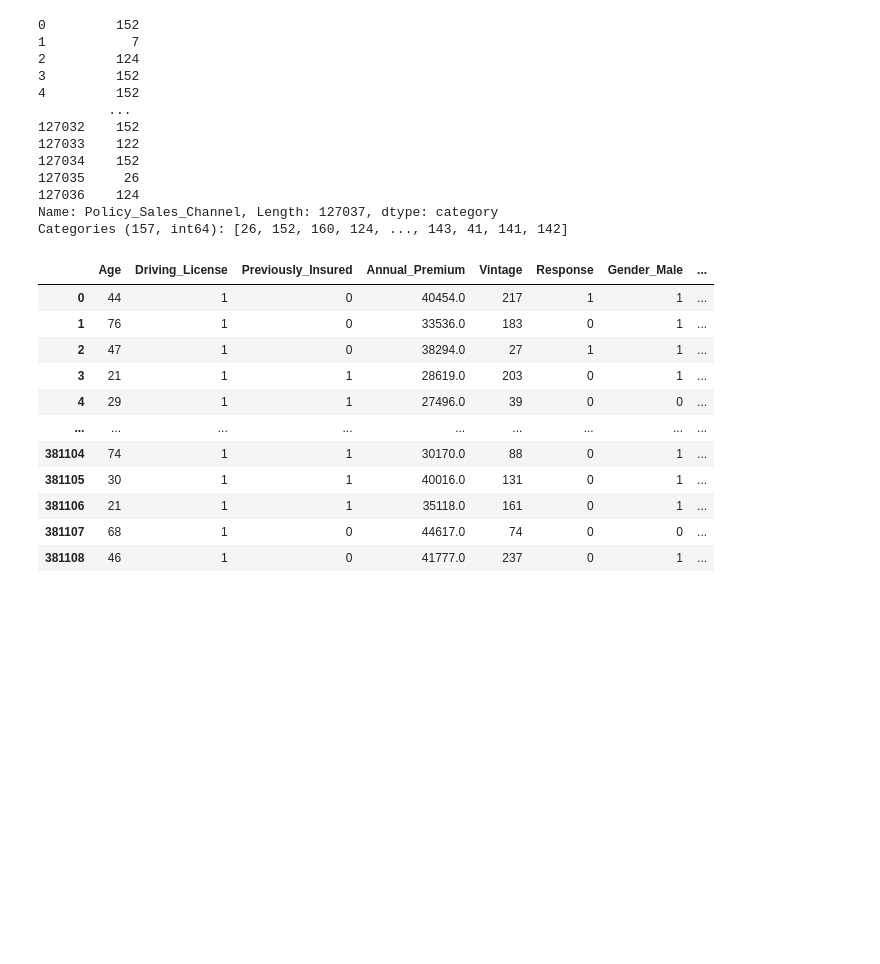
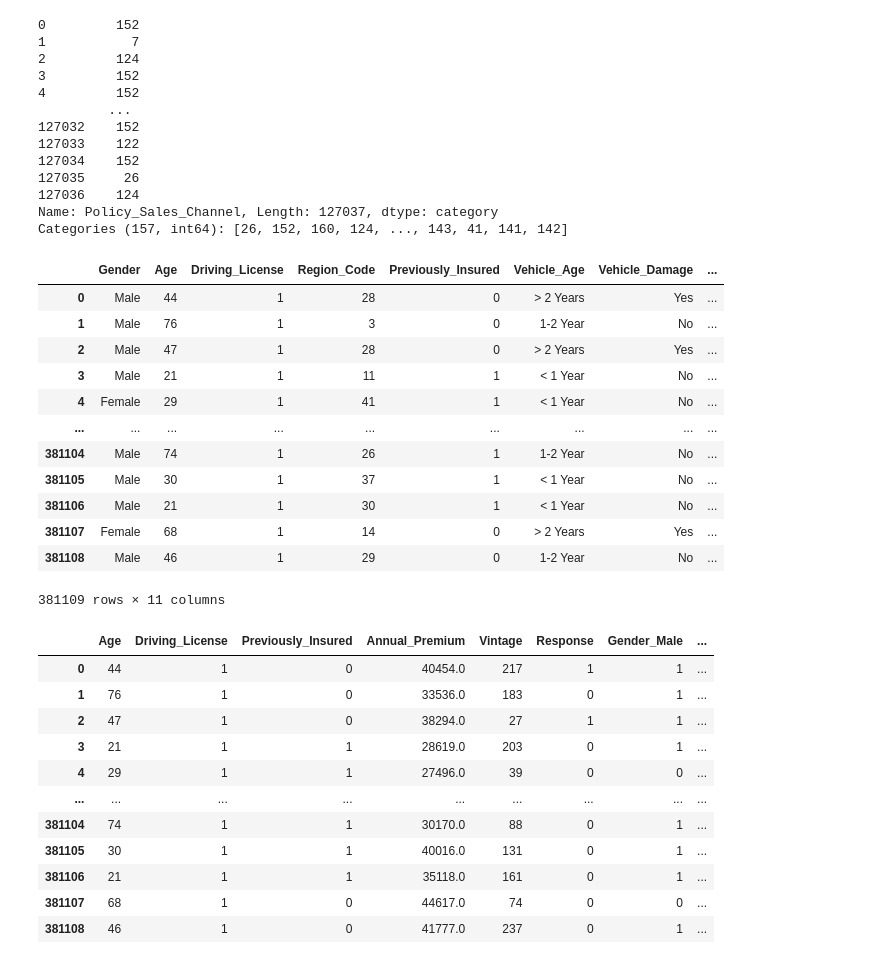
Before and after one commit to iasarthak/AV-Cross-Sell-Prediction, a Jupyter notebook: Modelling - Dummy Variables.ipynb, the cells around one changed output. Cells and saved outputs as stored; diff of their text form; code cells hidden in the pictures; blank space fills up the shorter version.

```diff
--- a/Modelling - Dummy Variables.ipynb
+++ b/Modelling - Dummy Variables.ipynb
@@ -183,6 +183,22 @@ test["Policy_Sales_Channel"]
 127036    124
 Name: Policy_Sales_Channel, Length: 127037, dtype: category
 Categories (157, int64): [26, 152, 160, 124, ..., 143, 41, 141, 142]
+# %%
+train
+# %% [output]
+|  | Gender | Age | Driving_License | Region_Code | Previously_Insured | Vehicle_Age | Vehicle_Damage | ... |
+| 0 | Male | 44 | 1 | 28 | 0 | > 2 Years | Yes | ... |
+| 1 | Male | 76 | 1 | 3 | 0 | 1-2 Year | No | ... |
+| 2 | Male | 47 | 1 | 28 | 0 | > 2 Years | Yes | ... |
+| 3 | Male | 21 | 1 | 11 | 1 | < 1 Year | No | ... |
+| 4 | Female | 29 | 1 | 41 | 1 | < 1 Year | No | ... |
+| ... | ... | ... | ... | ... | ... | ... | ... | ... |
+| 381104 | Male | 74 | 1 | 26 | 1 | 1-2 Year | No | ... |
+| 381105 | Male | 30 | 1 | 37 | 1 | < 1 Year | No | ... |
+| 381106 | Male | 21 | 1 | 30 | 1 | < 1 Year | No | ... |
+| 381107 | Female | 68 | 1 | 14 | 0 | > 2 Years | Yes | ... |
+| 381108 | Male | 46 | 1 | 29 | 0 | 1-2 Year | No | ... |
+381109 rows × 11 columns
 # %%
 train=pd.get_dummies(train,drop_first=True)
 train
```
Also changed, not shown: parts of 24 cells of this notebook, 1 other file.
